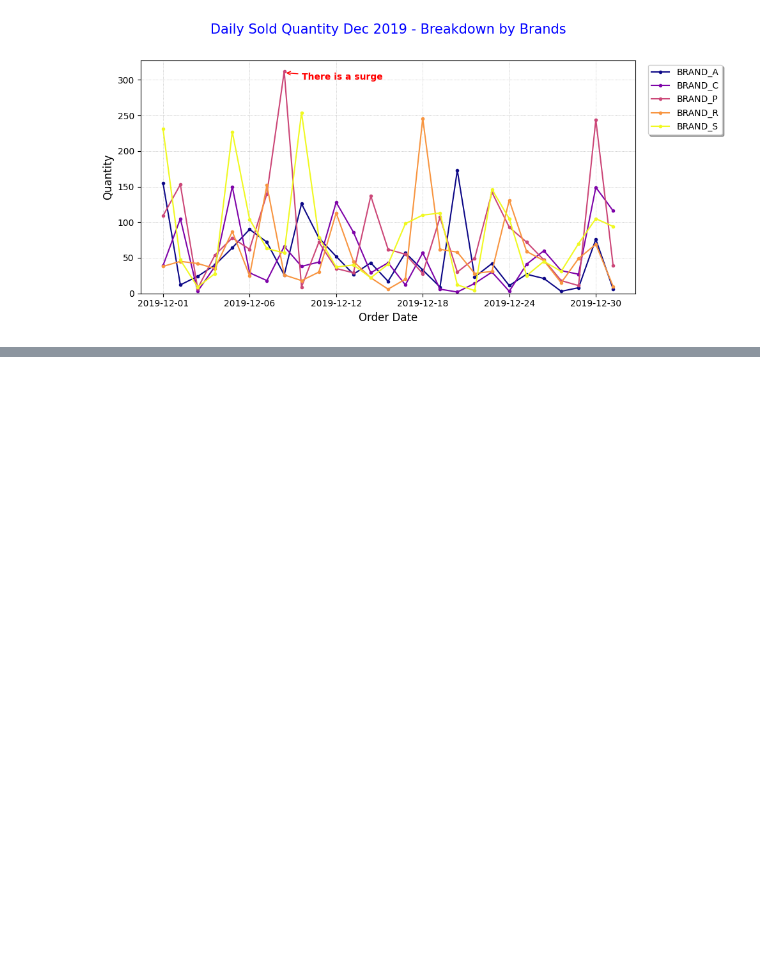
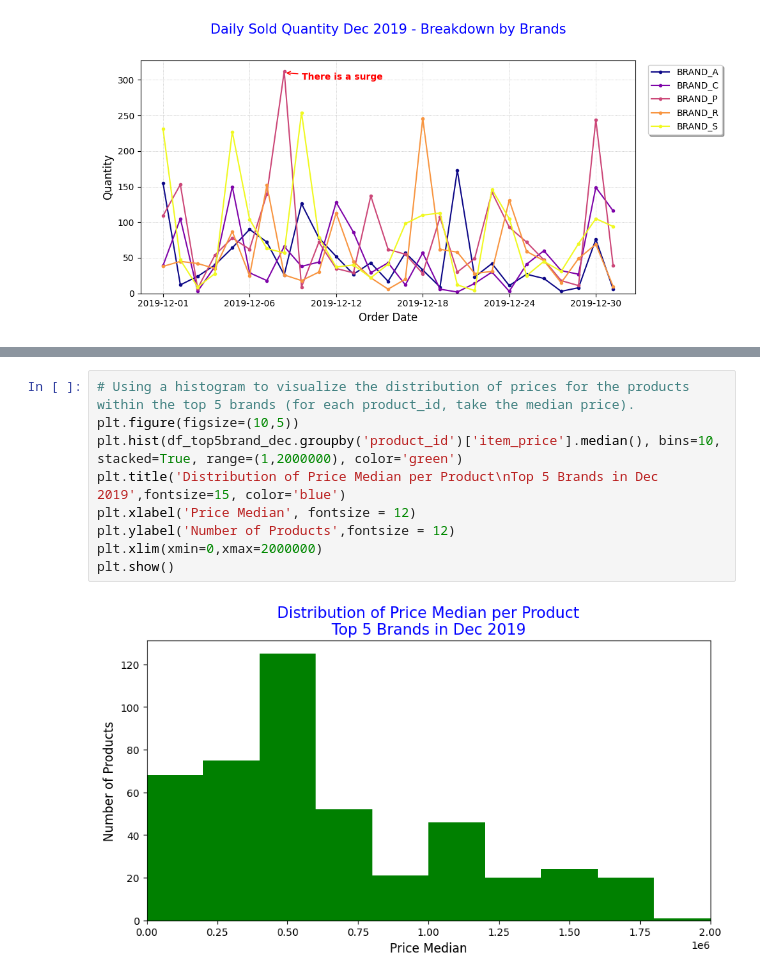
Before and after one commit to davinavc/Data-Analyst, a Jupyter notebook: Retail/Retail.ipynb, the cells around one changed output, grey strips where cells are left out. Cells and saved outputs as stored; diff of their text form; blank space fills up the shorter version.

```diff
--- a/Retail/Retail.ipynb
+++ b/Retail/Retail.ipynb
@@ -115,0 +134,11 @@ plt.show()
+# %%
+# Using a histogram to visualize the distribution of prices for the products within the top 5 brands (for each product_id, take the median price).
+plt.figure(figsize=(10,5))
+plt.hist(df_top5brand_dec.groupby('product_id')['item_price'].median(), bins=10, stacked=True, range=(1,2000000), color='green')
+plt.title('Distribution of Price Median per Product\nTop 5 Brands in Dec 2019',fontsize=15, color='blue')
+plt.xlabel('Price Median', fontsize = 12)
+plt.ylabel('Number of Products',fontsize = 12)
+plt.xlim(xmin=0,xmax=2000000)
+plt.show()
+# %% [output]
+[figure, added]
```
Also changed, not shown: parts of 8 cells of this notebook.
